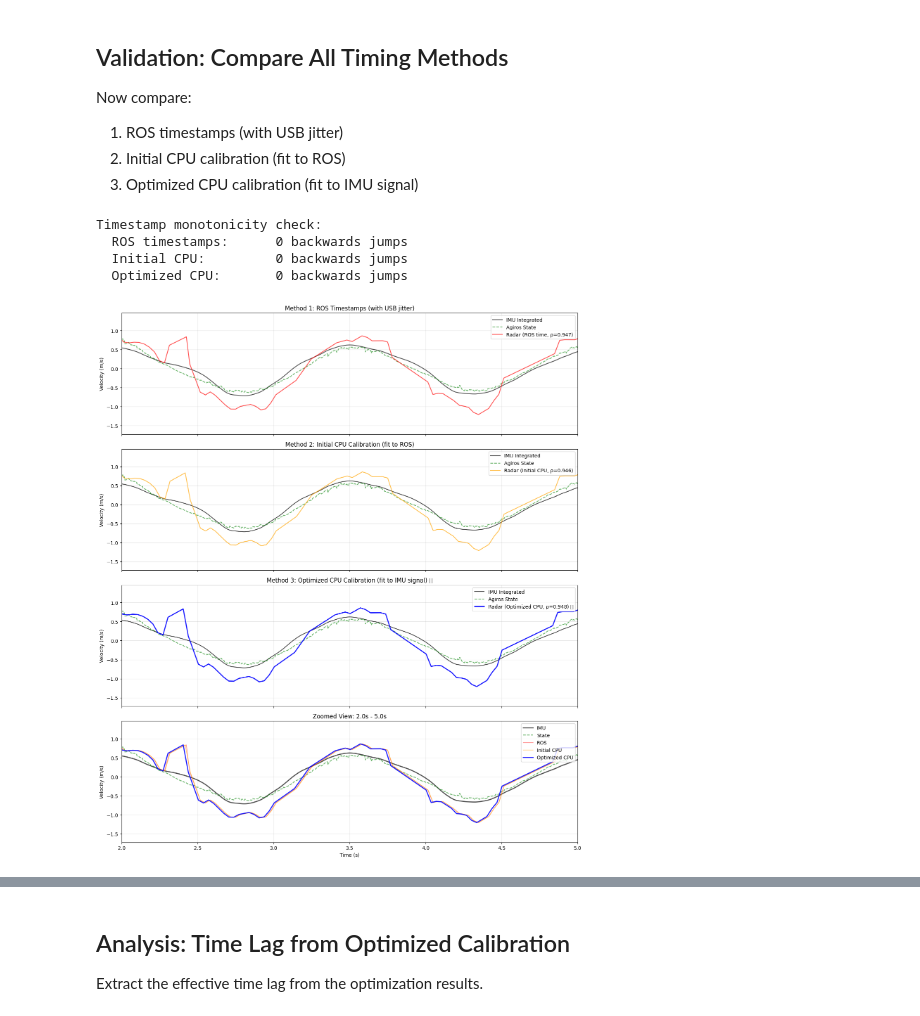
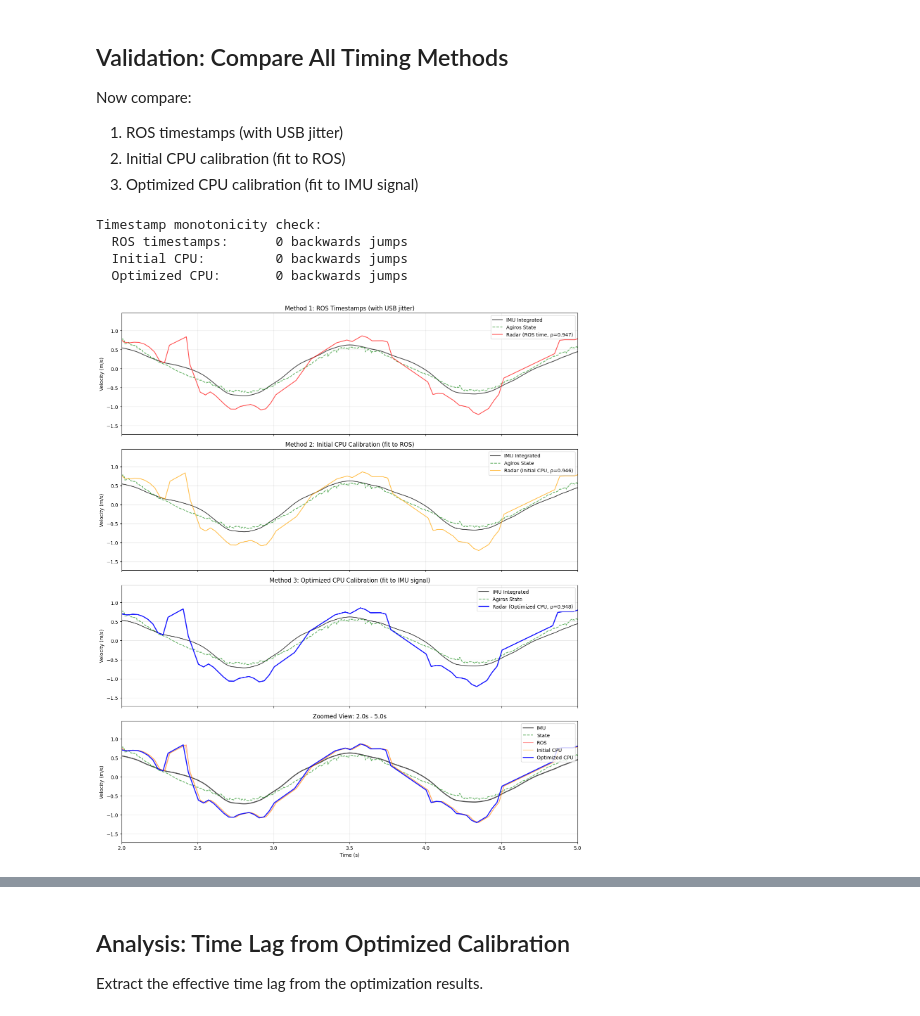
Before and after one commit to Dr1zz3l/radar-iwr6843-driver, a Jupyter notebook: analysis/notebooks/radar_imu_velocity_sync_cpu_corrected.ipynb, the cells around one changed output, grey strips where cells are left out. Saved outputs shown, nothing was run; the diff lists cells and outputs as text; code cells hidden in the pictures.

```diff
--- a/analysis/notebooks/radar_imu_velocity_sync_cpu_corrected.ipynb
+++ b/analysis/notebooks/radar_imu_velocity_sync_cpu_corrected.ipynb
@@ -690,36 +676,36 @@ axes[1].grid(True, alpha=0.3)
 axes[2].plot(imu_times - t0, imu_vx_filt, 'k-', alpha=0.7, linewidth=1.5, label='IMU Integrated')
 axes[2].plot(state_times - t0, state_vx, 'g--', alpha=0.6, linewidth=1.5, label='Agiros State')
 axes[2].plot(radar_times_cpu_opt - t0, radar_vx_filt, 'b-', linewidth=2, alpha=0.9,
-             label=f'Radar (Optimized CPU, ρ={correlation_opt:.3f}) ⭐')
+             label=f'Radar (Optimized CPU, ρ={correlation_opt:.3f})')
 axes[2].set_ylabel('Velocity (m/s)')
-axes[2].set_title('Method 3: Optimized CPU Calibration (fit to IMU signal) ✅')
+axes[2].set_title('Method 3: Optimized CPU Calibration (fit to IMU signal)')
 axes[2].legend(loc='upper right')
 axes[2].grid(True, alpha=0.3)
 
 # Plot 4: Zoom in on a section to see differences
 zoom_start, zoom_duration = 2.0, 3.0  # seconds
 zoom_mask = (imu_times - t0 >= zoom_start) & (imu_times - t0 <= zoom_start + zoom_duration)
 
 axes[3].plot((imu_times - t0)[zoom_mask], imu_vx_filt[zoom_mask], 'k-', alpha=0.7, linewidth=2, label='IMU')
 axes[3].plot(state_times - t0, state_vx, 'g--', alpha=0.6, linewidth=1.5, label='State')
 axes[3].plot(radar_times_ros - t0, radar_vx_filt, 'r-', linewidth=1, alpha=0.5, label='ROS')
 axes[3].plot(radar_times_cpu_init - t0, radar_vx_filt, 'orange', linewidth=1, alpha=0.7, label='Initial CPU')
 axes[3].plot(radar_times_cpu_opt - t0, radar_vx_filt, 'b-', linewidth=2, alpha=0.9, label='Optimized CPU')
 axes[3].set_xlabel('Time (s)')
 axes[3].set_ylabel('Velocity (m/s)')
 axes[3].set_title(f'Zoomed View: {zoom_start:.1f}s - {zoom_start+zoom_duration:.1f}s')
 axes[3].set_xlim([zoom_start, zoom_start + zoom_duration])
 axes[3].legend(loc='upper right')
 axes[3].grid(True, alpha=0.3)
 
 plt.tight_layout()
 plt.show()
 
-print(f"\n💡 The optimized CPU calibration should show the best alignment!")
-print(f"   Direct optimization eliminates both USB jitter and timing offsets.")
+print(f"\nThe optimized CPU calibration should show the best alignment")
+print(f"Direct optimization eliminates both USB jitter and timing offsets.")
 # %% [output]
 Timestamp monotonicity check:
   ROS timestamps:      0 backwards jumps
   Initial CPU:         0 backwards jumps
   Optimized CPU:       0 backwards jumps
-[figure, old version]
+[figure, new version]
```
Also changed, not shown: parts of 10 cells of this notebook.
